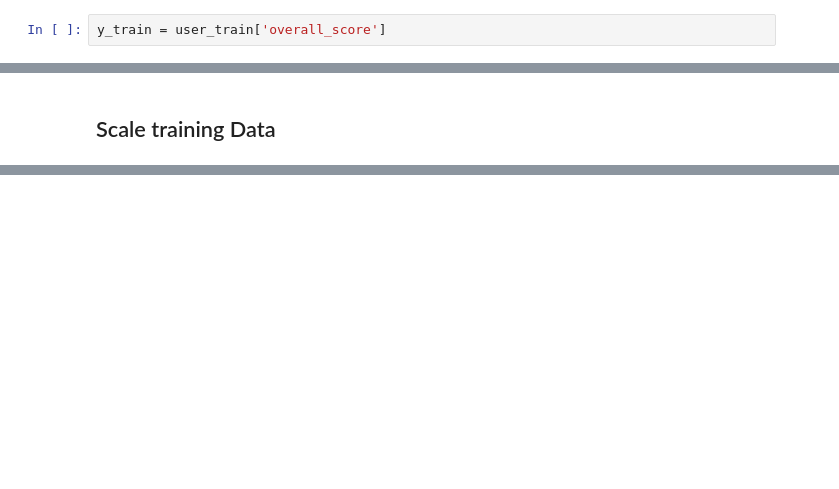
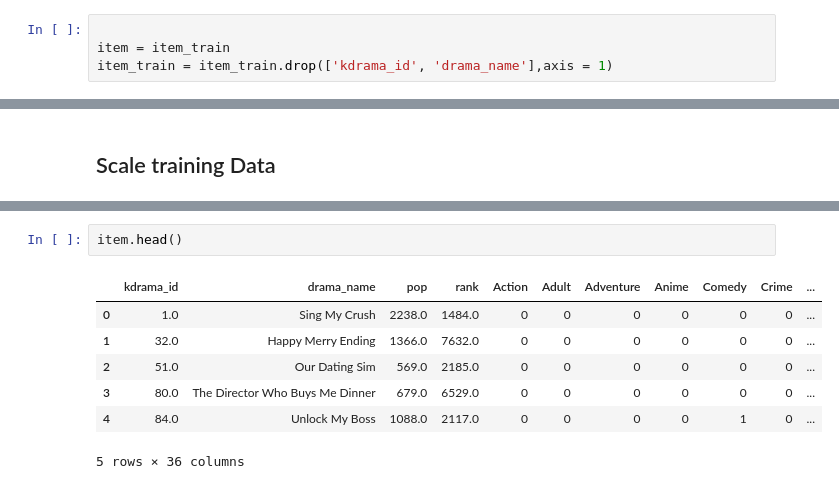
Before and after one commit to Tamaski/kdrama_recommend, a Jupyter notebook: drama_rec.ipynb, the cells around one changed output, grey strips where cells are left out. Drawn from its saved outputs; the diff is of its cells as text; blank space fills up the shorter version.

```diff
--- a/drama_rec.ipynb
+++ b/drama_rec.ipynb
@@ -65,2 +69,4 @@ item_train.head(10)
 # %%
-y_train = user_train['overall_score']
+
+item = item_train
+item_train = item_train.drop(['kdrama_id', 'drama_name'],axis = 1)
@@ -96,0 +238,10 @@ NameError: name 'StandardScaler' is not defined
+# %%
+item.head()
+# %% [output]
+|  | kdrama_id | drama_name | pop | rank | Action | Adult | Adventure | Anime | Comedy | Crime | ... |
+| 0 | 1.0 | Sing My Crush | 2238.0 | 1484.0 | 0 | 0 | 0 | 0 | 0 | 0 | ... |
+| 1 | 32.0 | Happy Merry Ending | 1366.0 | 7632.0 | 0 | 0 | 0 | 0 | 0 | 0 | ... |
+| 2 | 51.0 | Our Dating Sim | 569.0 | 2185.0 | 0 | 0 | 0 | 0 | 0 | 0 | ... |
+| 3 | 80.0 | The Director Who Buys Me Dinner | 679.0 | 6529.0 | 0 | 0 | 0 | 0 | 0 | 0 | ... |
+| 4 | 84.0 | Unlock My Boss | 1088.0 | 2117.0 | 0 | 0 | 0 | 0 | 1 | 0 | ... |
+5 rows × 36 columns
```
Also changed, not shown: parts of 24 cells of this notebook, 1 other file.
